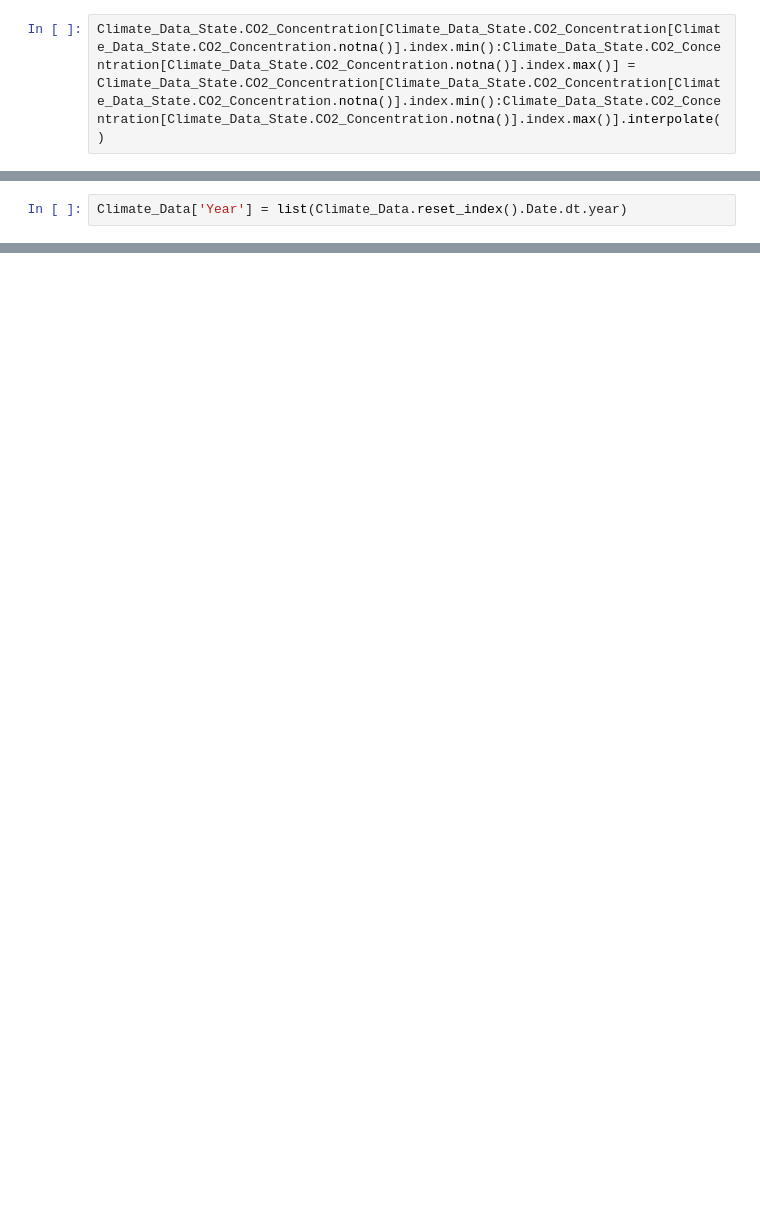
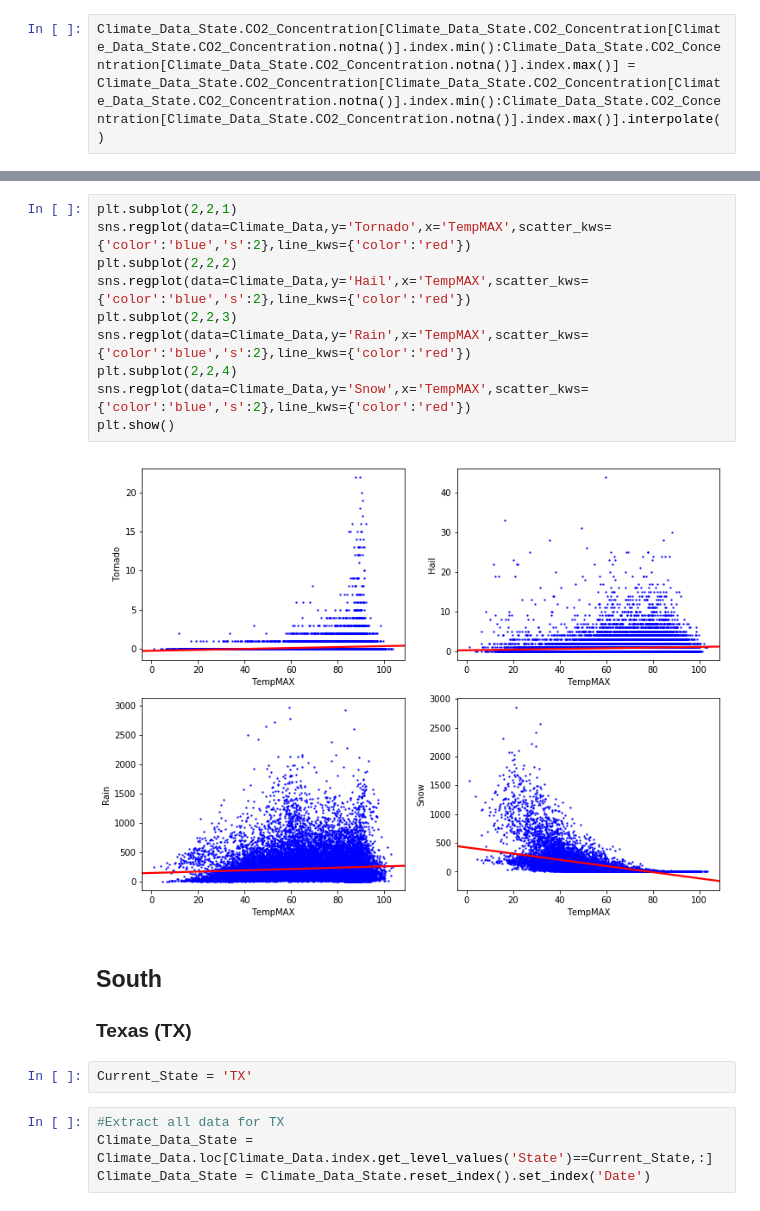
Before and after one commit to KrishnaMuluguru/ClimateChangeProject, a Jupyter notebook: ClimateChangeAnalysis.ipynb, the cells around one changed output, grey strips where cells are left out. Drawn from its saved outputs; the diff is of its cells as text; blank space fills up the shorter version.

```diff
--- a/ClimateChangeAnalysis.ipynb
+++ b/ClimateChangeAnalysis.ipynb
@@ -216,2 +199,0 @@ Climate_Data.loc[Climate_Data_State.index.month==5].TempMAX.plot()
-# %%
-Climate_Data['Year'] = list(Climate_Data.reset_index().Date.dt.year)
@@ -226,0 +320,22 @@ plt.show()
+# %%
+plt.subplot(2,2,1)
+sns.regplot(data=Climate_Data,y='Tornado',x='TempMAX',scatter_kws={'color':'blue','s':2},line_kws={'color':'red'})
+plt.subplot(2,2,2)
+sns.regplot(data=Climate_Data,y='Hail',x='TempMAX',scatter_kws={'color':'blue','s':2},line_kws={'color':'red'})
+plt.subplot(2,2,3)
+sns.regplot(data=Climate_Data,y='Rain',x='TempMAX',scatter_kws={'color':'blue','s':2},line_kws={'color':'red'})
+plt.subplot(2,2,4)
+sns.regplot(data=Climate_Data,y='Snow',x='TempMAX',scatter_kws={'color':'blue','s':2},line_kws={'color':'red'})
+plt.show()
+# %% [output]
+[figure, added]
+# %% [markdown]
+## South
+
+### Texas (TX)
+# %%
+Current_State = 'TX'
+# %%
+#Extract all data for TX
+Climate_Data_State = Climate_Data.loc[Climate_Data.index.get_level_values('State')==Current_State,:]
+Climate_Data_State = Climate_Data_State.reset_index().set_index('Date')
```
Also changed, not shown: parts of 65 cells of this notebook.
